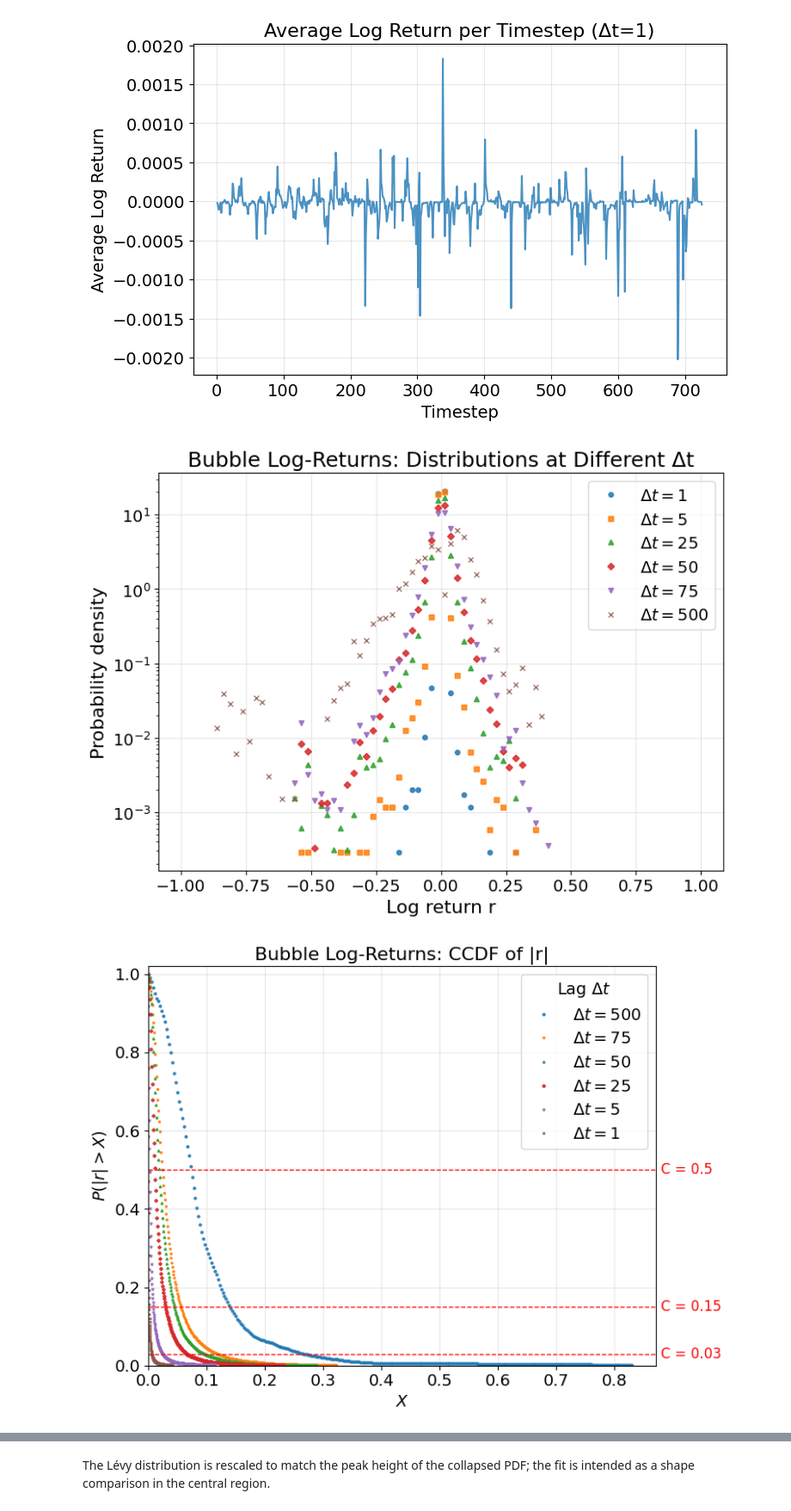
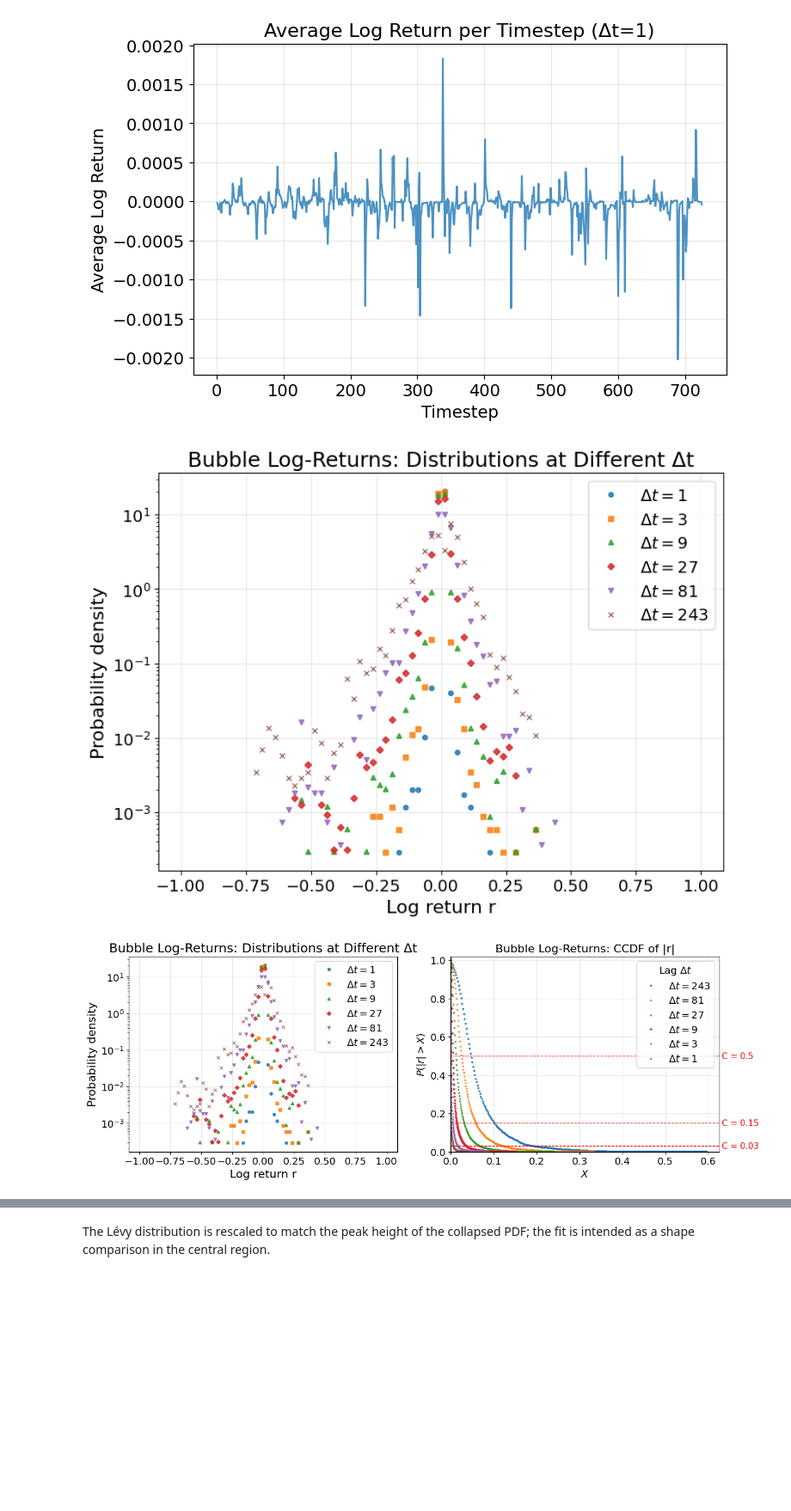
Before and after one commit to conorkirby/capstone, a Jupyter notebook: ProjectNotebooks/04_LogReturns.ipynb, the cells around one changed output, grey strips where cells are left out. Shown at 86% size. Saved outputs shown, nothing was run; the diff lists cells and outputs as text; code cells hidden in the pictures; blank space fills up the shorter version.

Commit message:
draft 1 done!!! a lot of figure updates

```diff
--- a/ProjectNotebooks/04_LogReturns.ipynb
+++ b/ProjectNotebooks/04_LogReturns.ipynb
@@ -33,7 +33,7 @@ BOX_SIZE2: 20.203051
 # %%
 
 # Log Returns for Multiple dt Values
-dt_values = [1, 5, 25, 50, 75, 500]
+dt_values = [1, 3, 9, 27, 81, 243]
 
 fig, axs = plt.subplots(2, 3, figsize=(15, 10))
 axs = axs.ravel()
@@ -265,52 +265,80 @@ plt.tight_layout()
 #plt.savefig("/Users/conorkirby/Library/Mobile Documents/com~apple~CloudDocs/Coding/projects/python/capstone/Figures/03_Figures/log_returns_overlay_bubbles.png", dpi=300, bbox_inches='tight')
 plt.show()
 # %% [output]
-[figure, old version]
+[figure, new version]
 # %%
-plt.figure(figsize=(8, 6))
+fig, axs = plt.subplots(1, 2, figsize=(15, 5))
+axs = axs.ravel()
+markers = ['o', 's', '^', 'D', 'v', 'x']
+
+for idx, dt in enumerate(sorted(dt_values)):
+    all_r = get_signed_logreturns_bubbles(dt)
+    if all_r.size == 0:
+        continue
+
+    counts, edges = np.histogram(all_r, bins=80, range=(-1, 1), density=True)
+    centers = 0.5 * (edges[:-1] + edges[1:])
+
+    axs[0].plot(
+        centers, counts,
+        marker=markers[idx % len(markers)],
+        linestyle='none',
+        alpha=0.85,
+        markersize=4,
+        label=rf'$\Delta t = {dt}$'
+    )
+
+axs[0].set_yscale('log')
+axs[0].set_xlabel("Log return r", fontsize=16)
+axs[0].set_ylabel("Probability density", fontsize=16)
+axs[0].set_title("Bubble Log-Returns: Distributions at Different Δt", fontsize=18)
+axs[0].grid(alpha=0.3)
+axs[0].legend()
+#plt.savefig("/Users/conorkirby/Library/Mobile Documents/com~apple~CloudDocs/Coding/projects/python/capstone/Figures/03_Figures/log_returns_overlay_bubbles.png", dpi=300, bbox_inches='tight')
+
+
 markers = ['o', 's', '^', 'D', 'v', 'x']
 
 C_vals = [0.50, 0.15, 0.03]
 dt_plot_order = sorted(dt_values, reverse=True)
 
 for idx, dt in enumerate(dt_plot_order):
     all_r = get_signed_logreturns_bubbles(dt)
     if all_r.size == 0:
         continue
 
     vals = np.abs(all_r)
     vals_sorted = np.sort(vals)
     n = vals_sorted.size
 
     X = np.linspace(0, np.quantile(vals_sorted, 0.999), 300)
     F = np.searchsorted(vals_sorted, X, side='right') / n
     CCDF = 1.0 - F
 
-    plt.plot(
+    axs[1].plot(
         X, CCDF,
         marker=markers[idx % len(markers)],
         linestyle='none', ms=2, alpha=0.85,
         label=rf'$\Delta t = {dt}$'
     )
 
 for C in C_vals:
-    plt.axhline(y=C, color='red', linestyle='--', linewidth=1)
-    xmax = plt.xlim()[1]
-    plt.text(1.01 * xmax, C, f"C = {C}",
-             va='center', ha='left', fontsize=12, color='red')
+    axs[1].axhline(y=C, color='red', linestyle='--', linewidth=1)
+    xmax = axs[1].set_xlim()[1]
+    axs[1].text(1.01 * xmax, C, f"C = {C}",
+                va='center', ha='left', fontsize=12, color='red')
 
-plt.ylim(0, 1.02)
-plt.xlim(left=0)
-plt.ylabel(r"$P(|r|>X)$", fontsize=14)
-plt.xlabel(r"$X$", fontsize=14)
-plt.title("Bubble Log-Returns: CCDF of |r|", fontsize=16)
-plt.grid(alpha=0.3)
-plt.legend(title=r"Lag $\Delta t$")
-plt.tight_layout()
-plt.savefig("/Users/conorkirby/Library/Mobile Documents/com~apple~CloudDocs/Coding/projects/python/capstone/Figures_Sample2/04_Figures/ccdf_logreturns_bubbles_2.png", dpi=300, bbox_inches='tight')
+axs[1].set_ylim(0, 1.02)
+axs[1].set_xlim(left=0)
+axs[1].set_ylabel(r"$P(|r|>X)$", fontsize=14)
+axs[1].set_xlabel(r"$X$", fontsize=14)
+axs[1].set_title("Bubble Log-Returns: CCDF of |r|", fontsize=16)
+axs[1].grid(alpha=0.3)
+axs[1].legend(title=r"Lag $\Delta t$")
+plt.savefig("/Users/conorkirby/Library/Mobile Documents/com~apple~CloudDocs/Coding/projects/python/capstone/Figures/ccdf_logreturns_1.png", dpi=300, bbox_inches='tight')
 plt.show()
 # %% [output]
-[figure, old version]
+[figure, new version]
 # %%
 C_vals = [0.50, 0.15, 0.03]
 
```
Also changed, not shown: parts of 7 cells of this notebook, 18 other files.
